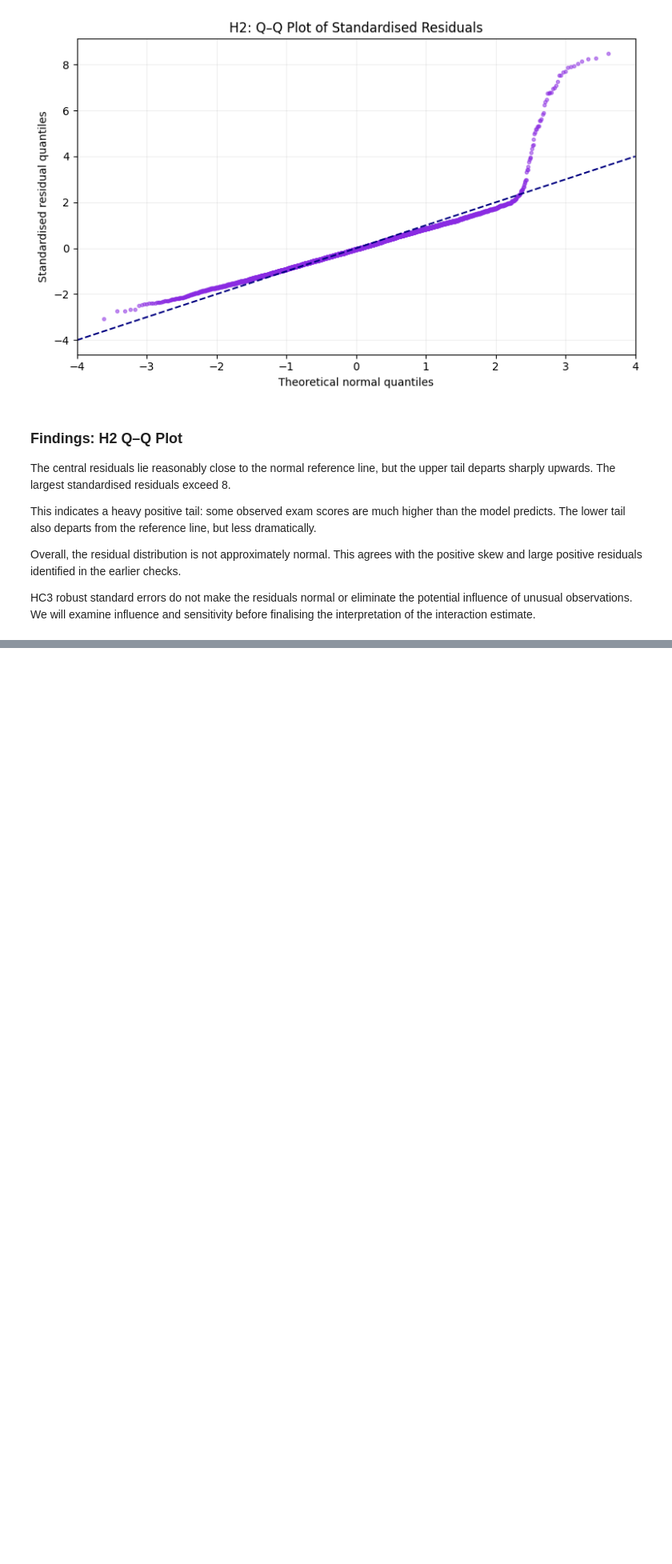
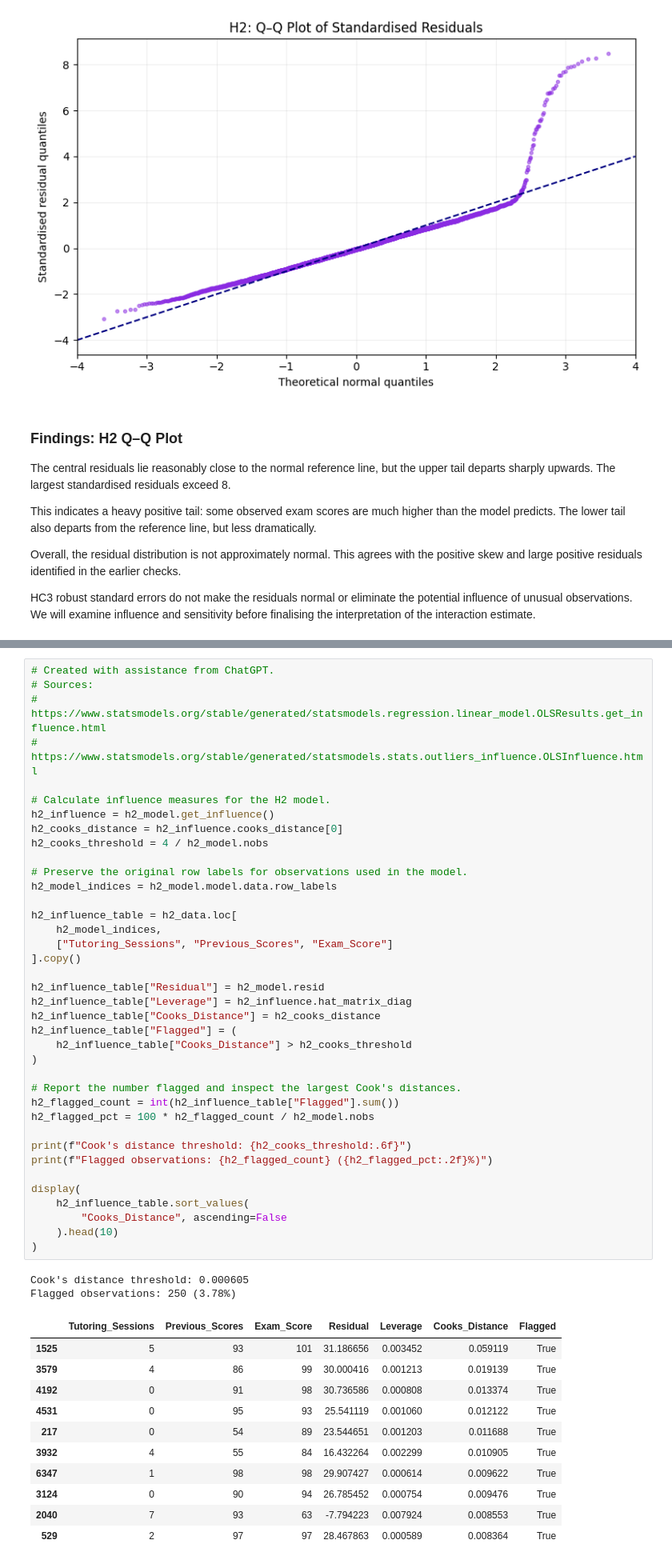
Before and after one commit to LieneRubule/student-performance-analysis, a Jupyter notebook: jupyter_notebooks/Student_Performance_Hypothesis_Testing.ipynb, the cells around one changed output, grey strips where cells are left out. Shown at 80% size. Drawn from its saved outputs; the diff is of its cells as text; blank space fills up the shorter version.

Commit message:
Assess H2 influential observations using Cook's distance

```diff
--- a/jupyter_notebooks/Student_Performance_Hypothesis_Testing.ipynb
+++ b/jupyter_notebooks/Student_Performance_Hypothesis_Testing.ipynb
@@ -1221,0 +1235,52 @@ the interpretation of the interaction estimate.
+# %%
+# Created with assistance from ChatGPT.
+# Sources:
+# https://www.statsmodels.org/stable/generated/statsmodels.regression.linear_model.OLSResults.get_influence.html
+# https://www.statsmodels.org/stable/generated/statsmodels.stats.outliers_influence.OLSInfluence.html
+
+# Calculate influence measures for the H2 model.
+h2_influence = h2_model.get_influence()
+h2_cooks_distance = h2_influence.cooks_distance[0]
+h2_cooks_threshold = 4 / h2_model.nobs
+
+# Preserve the original row labels for observations used in the model.
+h2_model_indices = h2_model.model.data.row_labels
+
+h2_influence_table = h2_data.loc[
+    h2_model_indices,
+    ["Tutoring_Sessions", "Previous_Scores", "Exam_Score"]
+].copy()
+
+h2_influence_table["Residual"] = h2_model.resid
+h2_influence_table["Leverage"] = h2_influence.hat_matrix_diag
+h2_influence_table["Cooks_Distance"] = h2_cooks_distance
+h2_influence_table["Flagged"] = (
+    h2_influence_table["Cooks_Distance"] > h2_cooks_threshold
+)
+
+# Report the number flagged and inspect the largest Cook's distances.
+h2_flagged_count = int(h2_influence_table["Flagged"].sum())
+h2_flagged_pct = 100 * h2_flagged_count / h2_model.nobs
+
+print(f"Cook's distance threshold: {h2_cooks_threshold:.6f}")
+print(f"Flagged observations: {h2_flagged_count} ({h2_flagged_pct:.2f}%)")
+
+display(
+    h2_influence_table.sort_values(
+        "Cooks_Distance", ascending=False
+    ).head(10)
+)
+# %% [output]
+Cook's distance threshold: 0.000605
+Flagged observations: 250 (3.78%)
+|  | Tutoring_Sessions | Previous_Scores | Exam_Score | Residual | Leverage | Cooks_Distance | Flagged |
+| 1525 | 5 | 93 | 101 | 31.186656 | 0.003452 | 0.059119 | True |
+| 3579 | 4 | 86 | 99 | 30.000416 | 0.001213 | 0.019139 | True |
+| 4192 | 0 | 91 | 98 | 30.736586 | 0.000808 | 0.013374 | True |
+| 4531 | 0 | 95 | 93 | 25.541119 | 0.001060 | 0.012122 | True |
+| 217 | 0 | 54 | 89 | 23.544651 | 0.001203 | 0.011688 | True |
+| 3932 | 4 | 55 | 84 | 16.432264 | 0.002299 | 0.010905 | True |
+| 6347 | 1 | 98 | 98 | 29.907427 | 0.000614 | 0.009622 | True |
+| 3124 | 0 | 90 | 94 | 26.785452 | 0.000754 | 0.009476 | True |
+| 2040 | 7 | 93 | 63 | -7.794223 | 0.007924 | 0.008553 | True |
+| 529 | 2 | 97 | 97 | 28.467863 | 0.000589 | 0.008364 | True |
```
Also changed, not shown: parts of 2 cells of this notebook.
